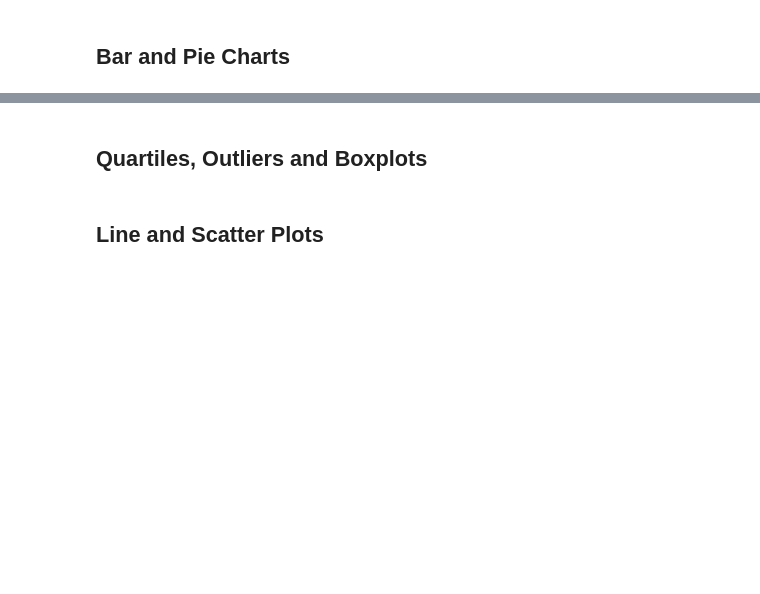
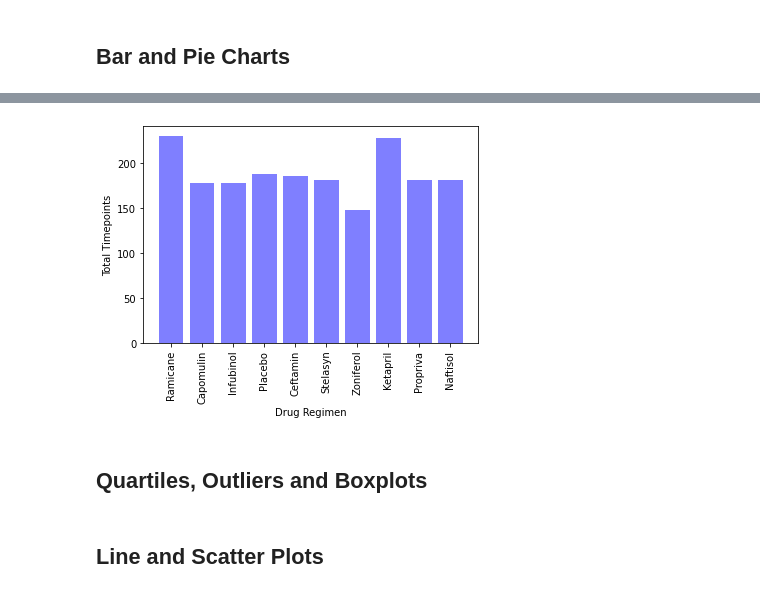
Before and after one commit to shirinegm/matplotlib-challenge, a Jupyter notebook: pymaceuticals_starter.ipynb, the cells around one changed output, grey strips where cells are left out. Drawn from its saved outputs; the diff is of its cells as text; code cells hidden in the pictures; blank space fills up the shorter version.

```diff
--- a/pymaceuticals_starter.ipynb
+++ b/pymaceuticals_starter.ipynb
@@ -191,3 +212,20 @@ mouse_data
+# %%
+# Build Bar chart
+
+# Add tick marks and labels
+tick_locations = [value for value in x_axis]
+plt.xticks(tick_locations, mouse_data['Drug Regimen'].unique(), rotation='vertical')
+
+# Define the bars
+plt.bar(x_axis, y_axis, color='b', alpha=0.5, align="center")
+
+# Label the axes and add a title
+plt.title="Total timepoints by Drug Regimen"
+plt.xlabel("Drug Regimen")
+plt.ylabel("Total Timepoints")
+plt.show()
+# %% [output]
+[figure, added]
 # %%
 # Generate a pie plot showing the distribution of female versus male mice using Pandas
 # %%
```
Also changed, not shown: parts of 6 cells of this notebook.
